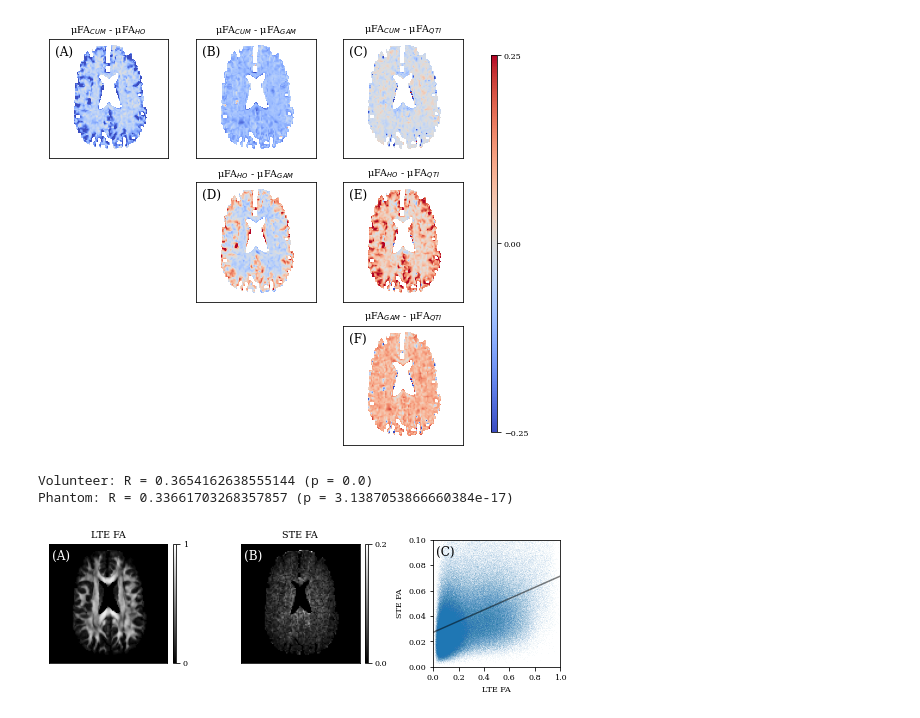
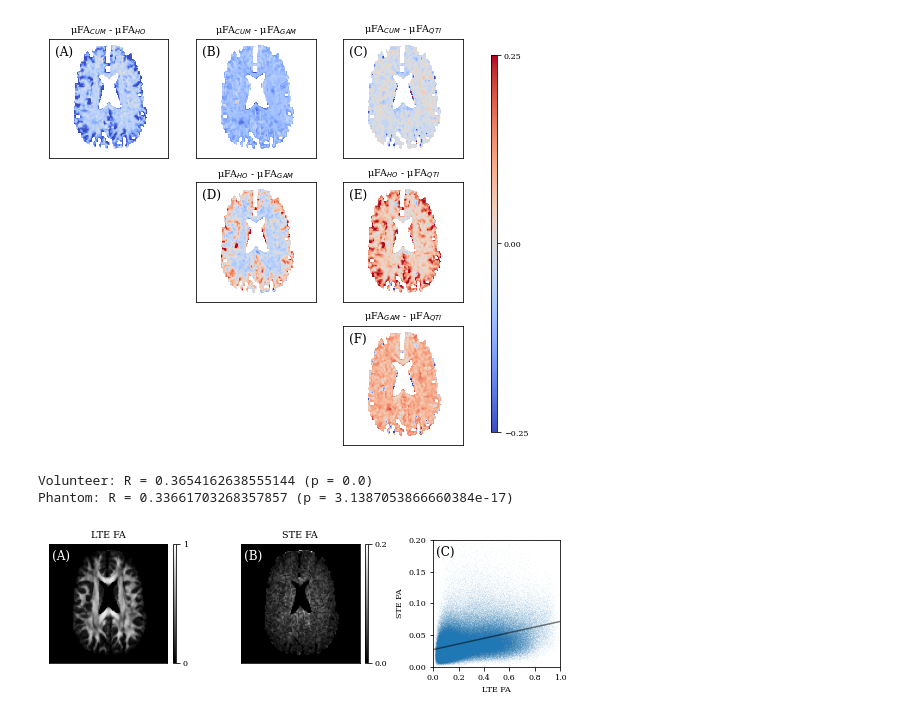
Before and after one commit to kerkelae/ufa-model-comparison, a Jupyter notebook: analysis.ipynb, the cells around one changed output. Cells and saved outputs as stored; diff of their text form; code cells hidden in the pictures.

```diff
--- a/analysis.ipynb
+++ b/analysis.ipynb
@@ -374,42 +374,46 @@ print('Phantom: R = %s (p = %s)' % scipy.stats.pearsonr(ph_x, ph_y))
 
 fig, ax = plt.subplots(1, 3, figsize=(two_column, two_column / 3))
 k = 32
-im = ax[0].imshow(np.rot90(vol_lte_fa[0, 14:-14, 14:-14, k]), vmin=0, vmax=1, cmap='gray')
+im = ax[0].imshow(np.rot90(vol_lte_fa[0, 14:-14, 14:-14, k]), vmin=0, vmax=1,
+                  cmap='gray')
 divider = make_axes_locatable(ax[0])
-cbar = plt.colorbar(im, cax=divider.append_axes("right", size="2.5%", pad=0.075))
+cbar = plt.colorbar(im, cax=divider.append_axes("right", size="2.5%",
+                                                pad=0.075))
 cbar.set_ticks([0, 1])
-im = ax[1].imshow(np.rot90(vol_ste_fa[0, 14:-14, 14:-14, k]), vmin=0, vmax=.2, cmap='gray')
+im = ax[1].imshow(np.rot90(vol_ste_fa[0, 14:-14, 14:-14, k]), vmin=0, vmax=.2,
+                  cmap='gray')
 divider = make_axes_locatable(ax[1])
-cbar = plt.colorbar(im, cax=divider.append_axes("right", size="2.5%", pad=0.075))
+cbar = plt.colorbar(im, cax=divider.append_axes("right", size="2.5%",
+                                                pad=0.075))
 cbar.set_ticks([0, .2])
 for i, title in enumerate(['LTE FA', 'STE FA']):
     ax[i].set_title(title)
     ax[i].set_xticks([])
     ax[i].set_yticks([])
 ax[2].scatter(vol_x, vol_y, s=.01, alpha=.1)
 m, b = np.polyfit(vol_x, vol_y, 1)
 ax[2].plot(np.array([0, 1]), m * np.array([0, 1]) + b, color='black', alpha=.5)
 ax[2].set_xlim([0, 1])
-ax[2].set_ylim([0, .1])
+ax[2].set_ylim([0, .2])
 ax[2].set_xlabel('LTE FA')
 ax[2].set_ylabel('STE FA')
-ax[2].set_aspect(10)
+ax[2].set_aspect(5)
 ax[0].text(.025, .95, '(A)', verticalalignment='top',
            horizontalalignment='left', fontsize=label_font_size, color='white',
            transform=ax[0].transAxes)
 ax[1].text(.025, .95, '(B)', verticalalignment='top',
            horizontalalignment='left', fontsize=label_font_size, color='white',
            transform=ax[1].transAxes)
 ax[2].text(.025, .95, '(C)', verticalalignment='top',
            horizontalalignment='left', fontsize=label_font_size, color='black',
            transform=ax[2].transAxes)
 fig.tight_layout()
 plt.show()
 fig.savefig('../LaTeX/Figures/FA_figure.png', bbox_inches="tight", dpi=dpi)
 # %% [output]
 Volunteer: R = 0.3654162638555144 (p = 0.0)
 Phantom: R = 0.33661703268357857 (p = 3.1387053866660384e-17)
-[figure, old version]
+[figure, new version]
 # %%
 # Create the voxel-wise comparison figure
 
```
Also changed, not shown: parts of 9 cells of this notebook, 1 other file.
